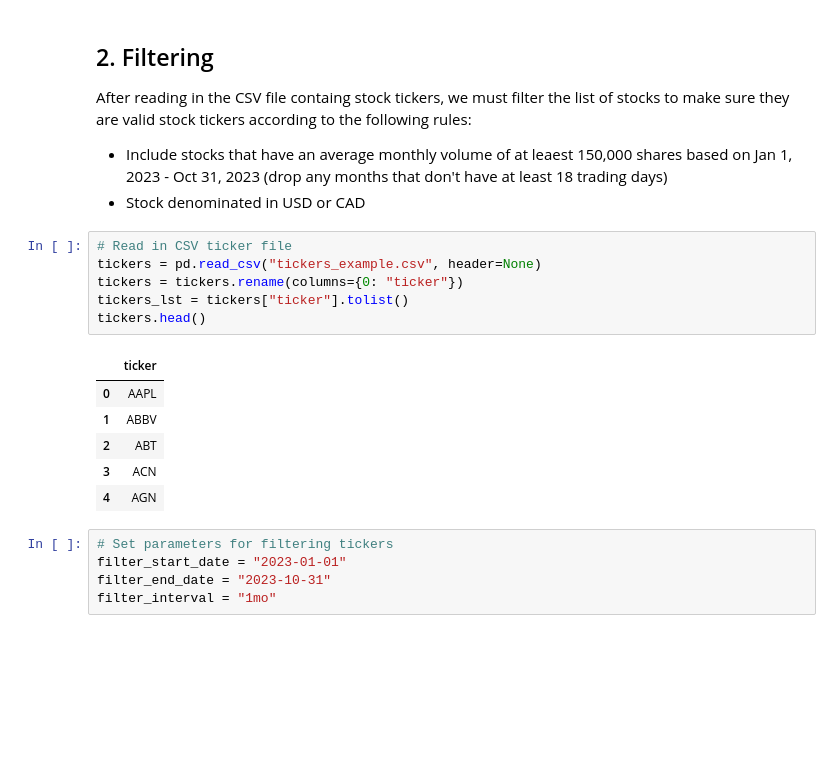
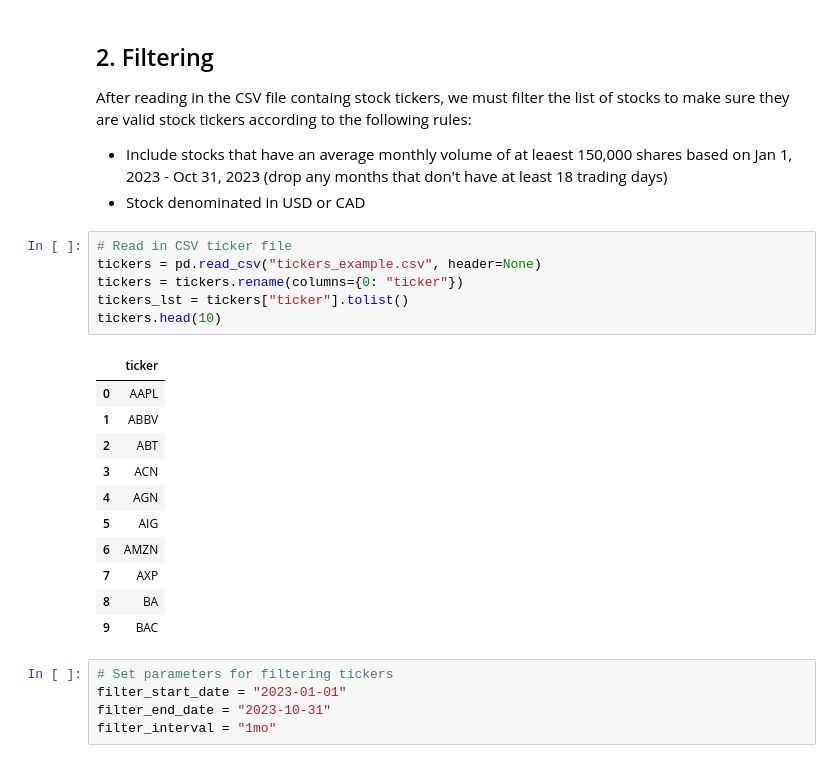
Before and after one commit to Zemelware/robo_stock_advisor, a Jupyter notebook: robo_stock_advisor.ipynb, the cells around one changed output. Drawn from its saved outputs; the diff is of its cells as text; blank space fills up the shorter version.

```diff
--- a/robo_stock_advisor.ipynb
+++ b/robo_stock_advisor.ipynb
@@ -82,16 +94,21 @@ After reading in the CSV file containg stock tickers, we must filter the list of
 # %%
 # Read in CSV ticker file
 tickers = pd.read_csv("tickers_example.csv", header=None)
 tickers = tickers.rename(columns={0: "ticker"})
 tickers_lst = tickers["ticker"].tolist()
-tickers.head()
+tickers.head(10)
 # %% [output]
 |  | ticker |
 | 0 | AAPL |
 | 1 | ABBV |
 | 2 | ABT |
 | 3 | ACN |
 | 4 | AGN |
+| 5 | AIG |
+| 6 | AMZN |
+| 7 | AXP |
+| 8 | BA |
+| 9 | BAC |
 # %%
 # Set parameters for filtering tickers
 filter_start_date = "2023-01-01"
```
Also changed, not shown: parts of 12 cells of this notebook.
